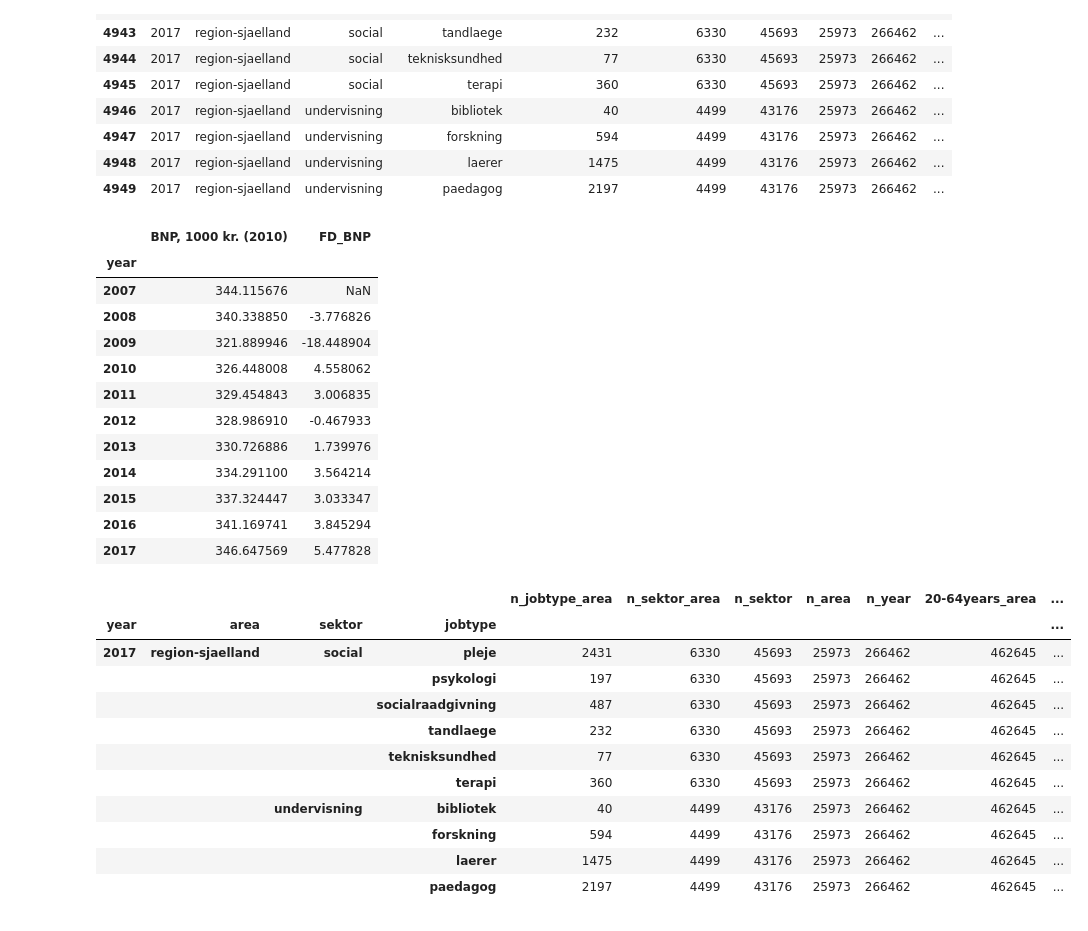
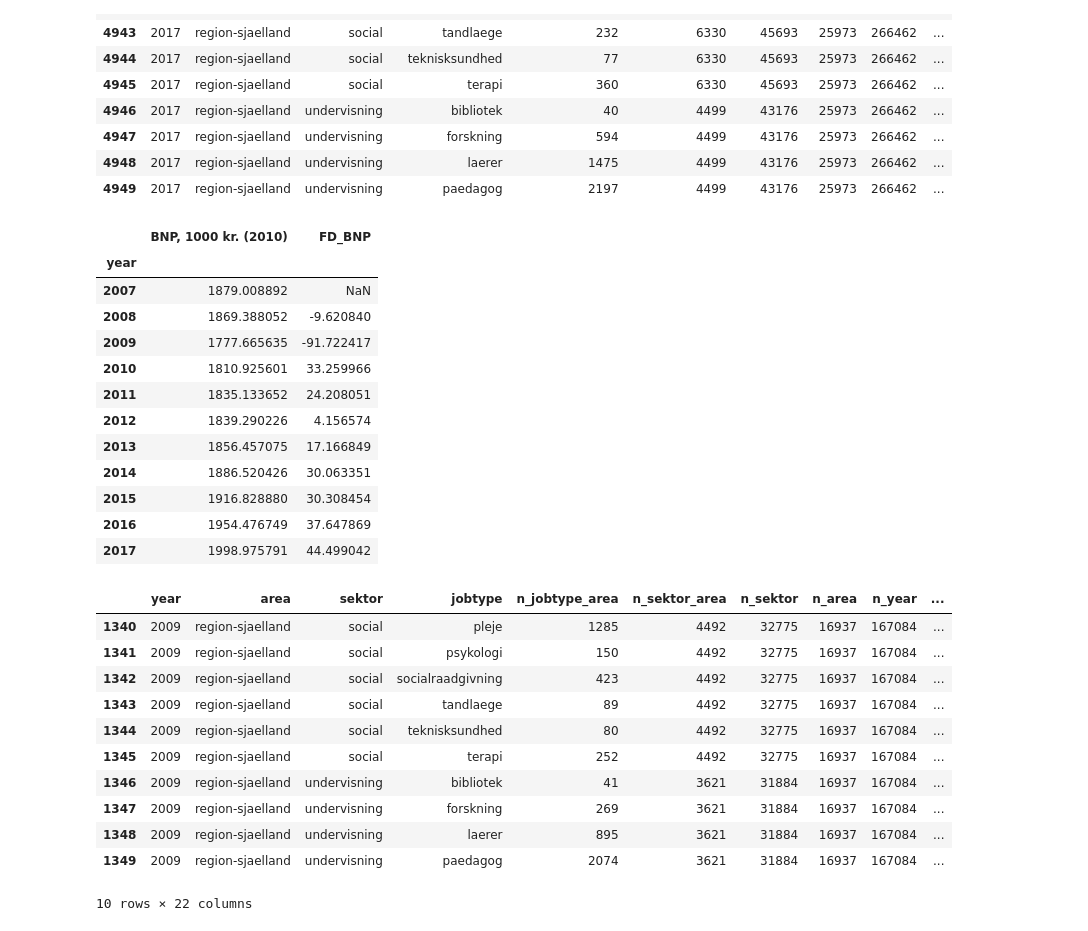
Before and after one commit to Naeim-S/GRP-33-TEST-1, a Jupyter notebook: EXAM/Analyse.ipynb, the cells around one changed output. Saved outputs shown, nothing was run; the diff lists cells and outputs as text; code cells hidden in the pictures.

```diff
--- a/EXAM/Analyse.ipynb
+++ b/EXAM/Analyse.ipynb
@@ -43,7 +43,7 @@ def get_data(table_id,variables):
     return data_json
 
 indexlabels_bnp=[2007,2008,2009,2010,2011,2012,2013,2014,2015,2016,2017]
-data_bnp=get_data('NAN1',['Tid=2007,2008,2009,2010,2011,2012,2013,2014,2015,2016,2017','TRANSAKT=B1GQK','PRISENHED=LAN_C']) # Nordjylland
+data_bnp=get_data('NAN1',['Tid=2007,2008,2009,2010,2011,2012,2013,2014,2015,2016,2017','TRANSAKT=B1GQK','PRISENHED=LAN_M']) # Nordjylland
 BNP=pd.DataFrame(data_bnp['dataset']['value'],index=indexlabels_bnp,columns=['BNP, 1000 kr. (2010)'])
 # BNP=BNP.reindex(labels = ['year'], index=BNP.index[::-1]).sort_index()
 # BNP=BNP.transpose()
@@ -53,37 +53,36 @@ BNP
 # %% [output]
 |  | BNP, 1000 kr. (2010) | FD_BNP |
 | year |  |  |
-| 2007 | 344.115676 | NaN |
-| 2008 | 340.338850 | -3.776826 |
-| 2009 | 321.889946 | -18.448904 |
-| 2010 | 326.448008 | 4.558062 |
-| 2011 | 329.454843 | 3.006835 |
-| 2012 | 328.986910 | -0.467933 |
-| 2013 | 330.726886 | 1.739976 |
-| 2014 | 334.291100 | 3.564214 |
-| 2015 | 337.324447 | 3.033347 |
-| 2016 | 341.169741 | 3.845294 |
-| 2017 | 346.647569 | 5.477828 |
+| 2007 | 1879.008892 | NaN |
+| 2008 | 1869.388052 | -9.620840 |
+| 2009 | 1777.665635 | -91.722417 |
+| 2010 | 1810.925601 | 33.259966 |
+| 2011 | 1835.133652 | 24.208051 |
+| 2012 | 1839.290226 | 4.156574 |
+| 2013 | 1856.457075 | 17.166849 |
+| 2014 | 1886.520426 | 30.063351 |
+| 2015 | 1916.828880 | 30.308454 |
+| 2016 | 1954.476749 | 37.647869 |
+| 2017 | 1998.975791 | 44.499042 |
 # %%
 #Merge the JobIndex data with the BNP:
 merged = pd.merge(jobindexed, BNP, on="year", how="left", validate="m:1")
-merged.to_csv("merged.csv") #Saved as a back up, just in case.
 #Create the multi index:
-merged = merged.set_index(['year', 'area', 'sektor', 'jobtype']).sort_index()
-merged.tail(10) #Looks beautiful
+# merged = merged.set_index(['year', 'area', 'sektor', 'jobtype']).sort_index()
+merged.query('year == 2009').tail(10) #Looks beautiful
 # %% [output]
-|  |  |  |  | n_jobtype_area | n_sektor_area | n_sektor | n_area | n_year | 20-64years_area | ... |
-| year | area | sektor | jobtype |  |  |  |  |  |  | ... |
-| 2017 | region-sjaelland | social | pleje | 2431 | 6330 | 45693 | 25973 | 266462 | 462645 | ... |
-|  |  |  | psykologi | 197 | 6330 | 45693 | 25973 | 266462 | 462645 | ... |
-|  |  |  | socialraadgivning | 487 | 6330 | 45693 | 25973 | 266462 | 462645 | ... |
-|  |  |  | tandlaege | 232 | 6330 | 45693 | 25973 | 266462 | 462645 | ... |
-|  |  |  | teknisksundhed | 77 | 6330 | 45693 | 25973 | 266462 | 462645 | ... |
-|  |  |  | terapi | 360 | 6330 | 45693 | 25973 | 266462 | 462645 | ... |
-|  |  | undervisning | bibliotek | 40 | 4499 | 43176 | 25973 | 266462 | 462645 | ... |
-|  |  |  | forskning | 594 | 4499 | 43176 | 25973 | 266462 | 462645 | ... |
-|  |  |  | laerer | 1475 | 4499 | 43176 | 25973 | 266462 | 462645 | ... |
-|  |  |  | paedagog | 2197 | 4499 | 43176 | 25973 | 266462 | 462645 | ... |
+|  | year | area | sektor | jobtype | n_jobtype_area | n_sektor_area | n_sektor | n_area | n_year | ... |
+| 1340 | 2009 | region-sjaelland | social | pleje | 1285 | 4492 | 32775 | 16937 | 167084 | ... |
+| 1341 | 2009 | region-sjaelland | social | psykologi | 150 | 4492 | 32775 | 16937 | 167084 | ... |
+| 1342 | 2009 | region-sjaelland | social | socialraadgivning | 423 | 4492 | 32775 | 16937 | 167084 | ... |
+| 1343 | 2009 | region-sjaelland | social | tandlaege | 89 | 4492 | 32775 | 16937 | 167084 | ... |
+| 1344 | 2009 | region-sjaelland | social | teknisksundhed | 80 | 4492 | 32775 | 16937 | 167084 | ... |
+| 1345 | 2009 | region-sjaelland | social | terapi | 252 | 4492 | 32775 | 16937 | 167084 | ... |
+| 1346 | 2009 | region-sjaelland | undervisning | bibliotek | 41 | 3621 | 31884 | 16937 | 167084 | ... |
+| 1347 | 2009 | region-sjaelland | undervisning | forskning | 269 | 3621 | 31884 | 16937 | 167084 | ... |
+| 1348 | 2009 | region-sjaelland | undervisning | laerer | 895 | 3621 | 31884 | 16937 | 167084 | ... |
+| 1349 | 2009 | region-sjaelland | undervisning | paedagog | 2074 | 3621 | 31884 | 16937 | 167084 | ... |
+10 rows × 22 columns
 # %%
 #Creating the ratio variables:
 merged["ratio_jobtype_area"] = merged["FD_jobtype_area"] / merged["FD_BNP"]
```
Also changed, not shown: parts of 6 cells of this notebook, 1 other file.
